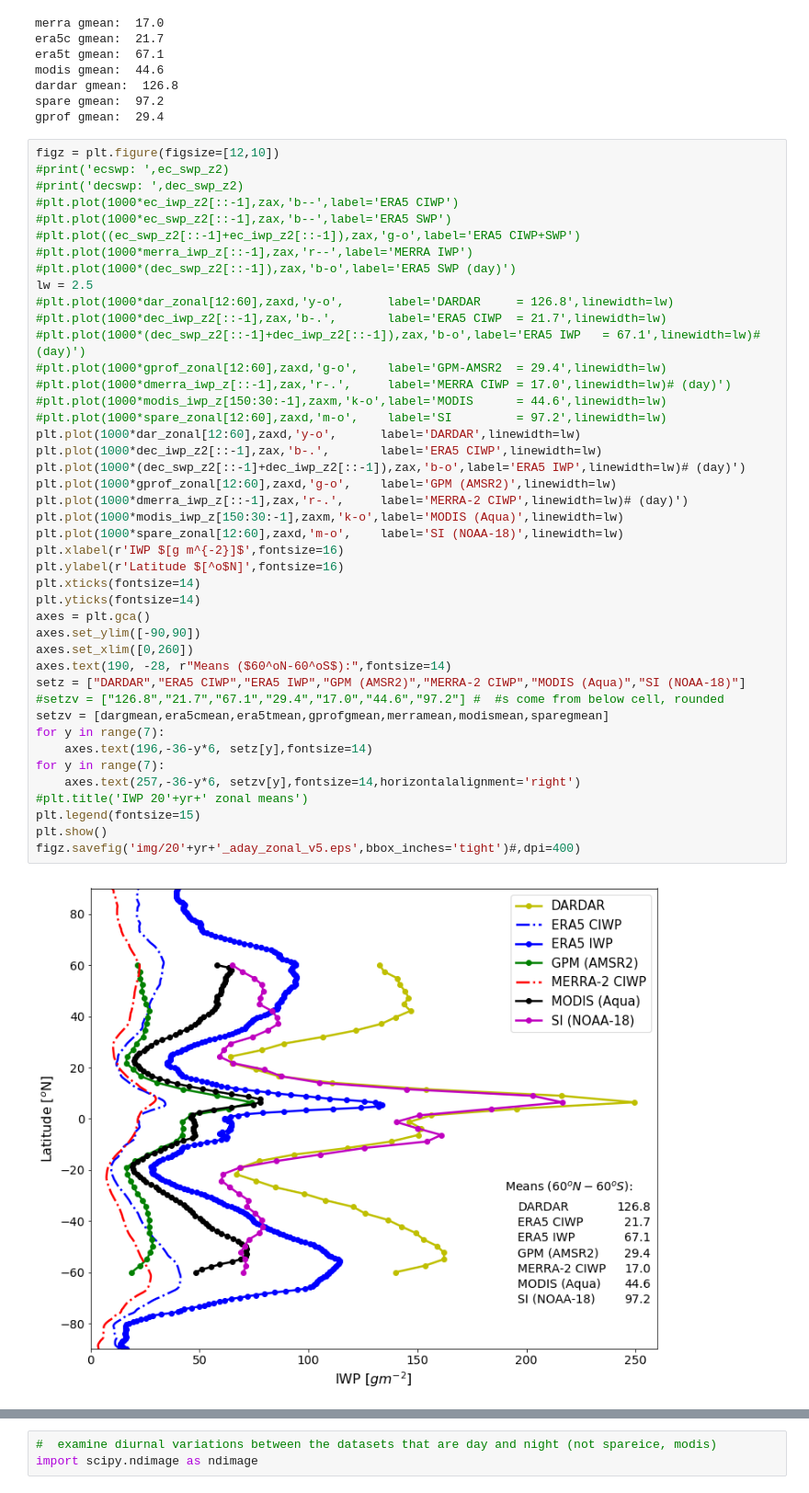
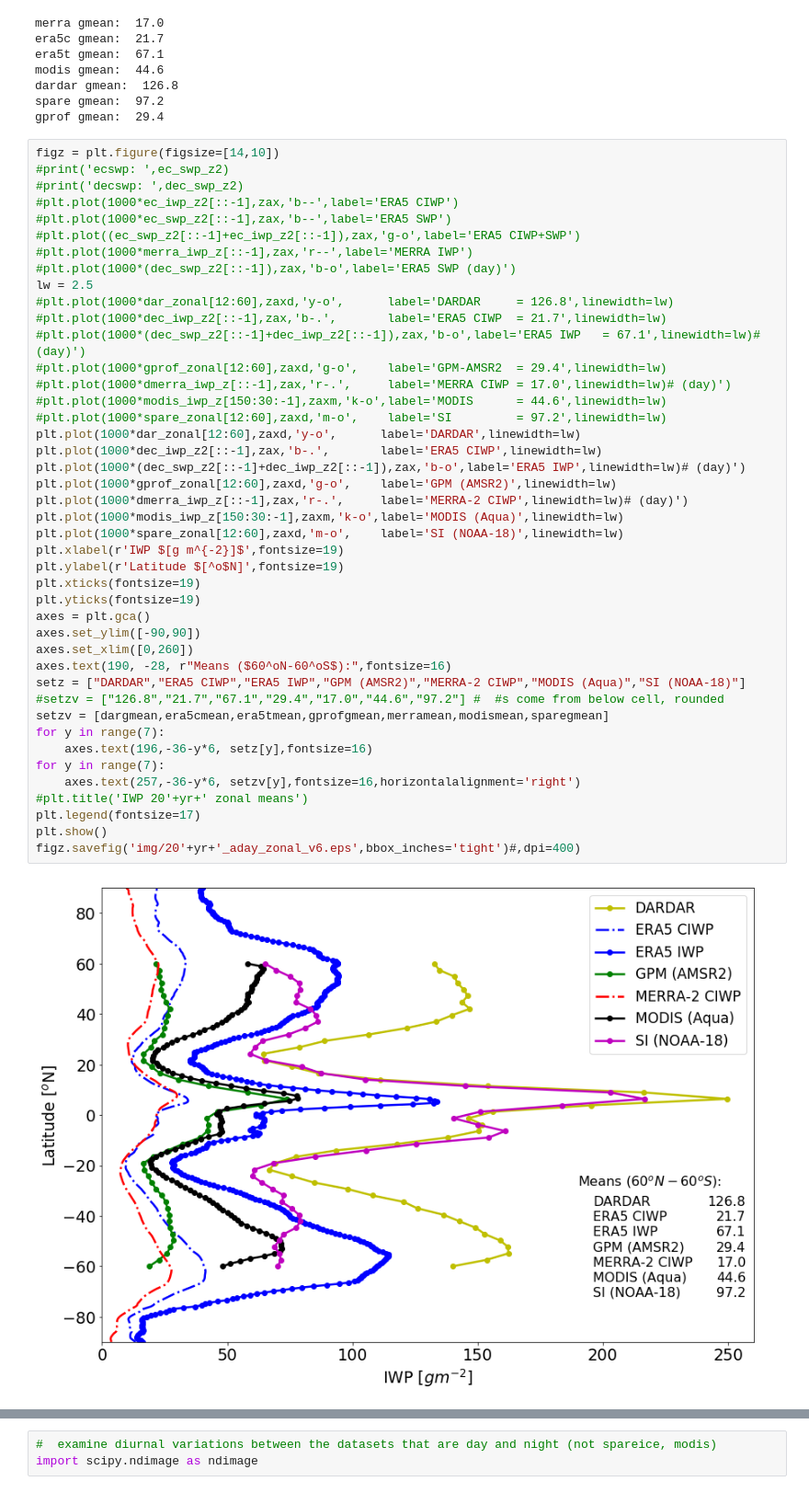
Before and after one commit to cheesetarian/IWP, a Jupyter notebook: plot_grids.ipynb, the cells around one changed output, grey strips where cells are left out. Shown: that part at 92% size. Drawn from its saved outputs; the diff is of its cells as text.

```diff
--- a/plot_grids.ipynb
+++ b/plot_grids.ipynb
@@ -252,48 +252,48 @@ dardar gmean:  126.8
 spare gmean:  97.2
 gprof gmean:  29.4
 # %%
-figz = plt.figure(figsize=[12,10])
+figz = plt.figure(figsize=[14,10])
 #print('ecswp: ',ec_swp_z2)
 #print('decswp: ',dec_swp_z2)
 #plt.plot(1000*ec_iwp_z2[::-1],zax,'b--',label='ERA5 CIWP')
 #plt.plot(1000*ec_swp_z2[::-1],zax,'b--',label='ERA5 SWP')
 #plt.plot((ec_swp_z2[::-1]+ec_iwp_z2[::-1]),zax,'g-o',label='ERA5 CIWP+SWP')
 #plt.plot(1000*merra_iwp_z[::-1],zax,'r--',label='MERRA IWP')
 #plt.plot(1000*(dec_swp_z2[::-1]),zax,'b-o',label='ERA5 SWP (day)')
 lw = 2.5
 #plt.plot(1000*dar_zonal[12:60],zaxd,'y-o',      label='DARDAR     = 126.8',linewidth=lw)
 #plt.plot(1000*dec_iwp_z2[::-1],zax,'b-.',       label='ERA5 CIWP  = 21.7',linewidth=lw)
 #plt.plot(1000*(dec_swp_z2[::-1]+dec_iwp_z2[::-1]),zax,'b-o',label='ERA5 IWP   = 67.1',linewidth=lw)# (day)')
 #plt.plot(1000*gprof_zonal[12:60],zaxd,'g-o',    label='GPM-AMSR2  = 29.4',linewidth=lw)
 #plt.plot(1000*dmerra_iwp_z[::-1],zax,'r-.',     label='MERRA CIWP = 17.0',linewidth=lw)# (day)')
 #plt.plot(1000*modis_iwp_z[150:30:-1],zaxm,'k-o',label='MODIS      = 44.6',linewidth=lw)
 #plt.plot(1000*spare_zonal[12:60],zaxd,'m-o',    label='SI         = 97.2',linewidth=lw)
 plt.plot(1000*dar_zonal[12:60],zaxd,'y-o',      label='DARDAR',linewidth=lw)
 plt.plot(1000*dec_iwp_z2[::-1],zax,'b-.',       label='ERA5 CIWP',linewidth=lw)
 plt.plot(1000*(dec_swp_z2[::-1]+dec_iwp_z2[::-1]),zax,'b-o',label='ERA5 IWP',linewidth=lw)# (day)')
 plt.plot(1000*gprof_zonal[12:60],zaxd,'g-o',    label='GPM (AMSR2)',linewidth=lw)
 plt.plot(1000*dmerra_iwp_z[::-1],zax,'r-.',     label='MERRA-2 CIWP',linewidth=lw)# (day)')
 plt.plot(1000*modis_iwp_z[150:30:-1],zaxm,'k-o',label='MODIS (Aqua)',linewidth=lw)
 plt.plot(1000*spare_zonal[12:60],zaxd,'m-o',    label='SI (NOAA-18)',linewidth=lw)
-plt.xlabel(r'IWP $[g m^{-2}]$',fontsize=16)
-plt.ylabel(r'Latitude $[^o$N]',fontsize=16)
-plt.xticks(fontsize=14)
-plt.yticks(fontsize=14)
+plt.xlabel(r'IWP $[g m^{-2}]$',fontsize=19)
+plt.ylabel(r'Latitude $[^o$N]',fontsize=19)
+plt.xticks(fontsize=19)
+plt.yticks(fontsize=19)
 axes = plt.gca()
 axes.set_ylim([-90,90])
 axes.set_xlim([0,260])
-axes.text(190, -28, r"Means ($60^oN-60^oS$):",fontsize=14)
+axes.text(190, -28, r"Means ($60^oN-60^oS$):",fontsize=16)
 setz = ["DARDAR","ERA5 CIWP","ERA5 IWP","GPM (AMSR2)","MERRA-2 CIWP","MODIS (Aqua)","SI (NOAA-18)"]
 #setzv = ["126.8","21.7","67.1","29.4","17.0","44.6","97.2"] #  #s come from below cell, rounded
 setzv = [dargmean,era5cmean,era5tmean,gprofgmean,merramean,modismean,sparegmean]
 for y in range(7):
-    axes.text(196,-36-y*6, setz[y],fontsize=14)
+    axes.text(196,-36-y*6, setz[y],fontsize=16)
 for y in range(7):
-    axes.text(257,-36-y*6, setzv[y],fontsize=14,horizontalalignment='right')
+    axes.text(257,-36-y*6, setzv[y],fontsize=16,horizontalalignment='right')
 #plt.title('IWP 20'+yr+' zonal means')
-plt.legend(fontsize=15)
+plt.legend(fontsize=17)
 plt.show()
-figz.savefig('img/20'+yr+'_aday_zonal_v5.eps',bbox_inches='tight')#,dpi=400)
+figz.savefig('img/20'+yr+'_aday_zonal_v6.eps',bbox_inches='tight')#,dpi=400)
 # %% [output]
-[figure, old version]
+[figure, new version]
 # %%
```
Also changed, not shown: parts of 6 cells of this notebook, 1 other file.
